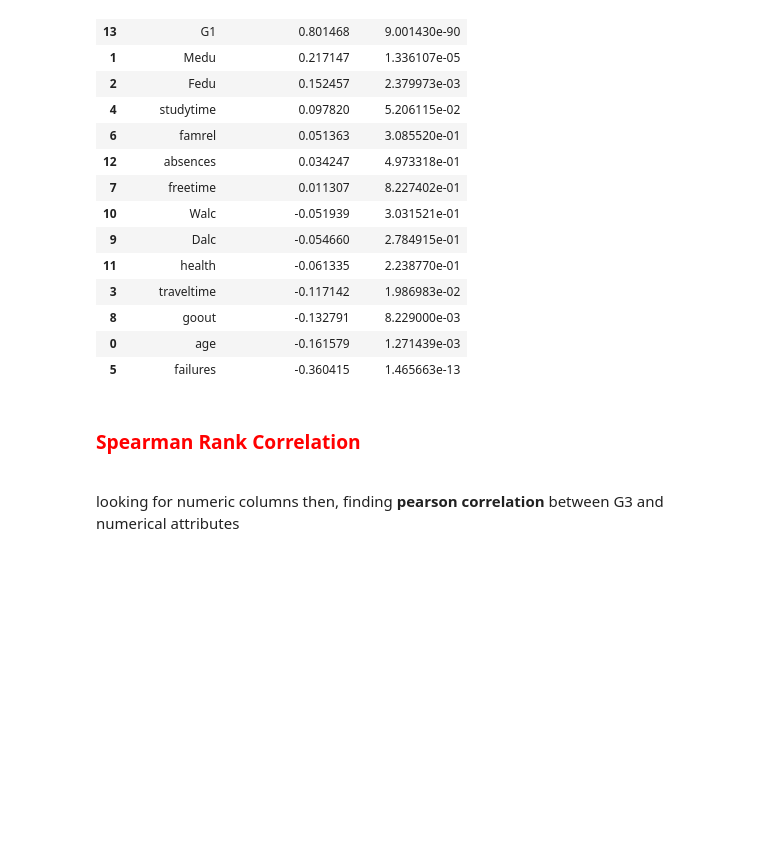
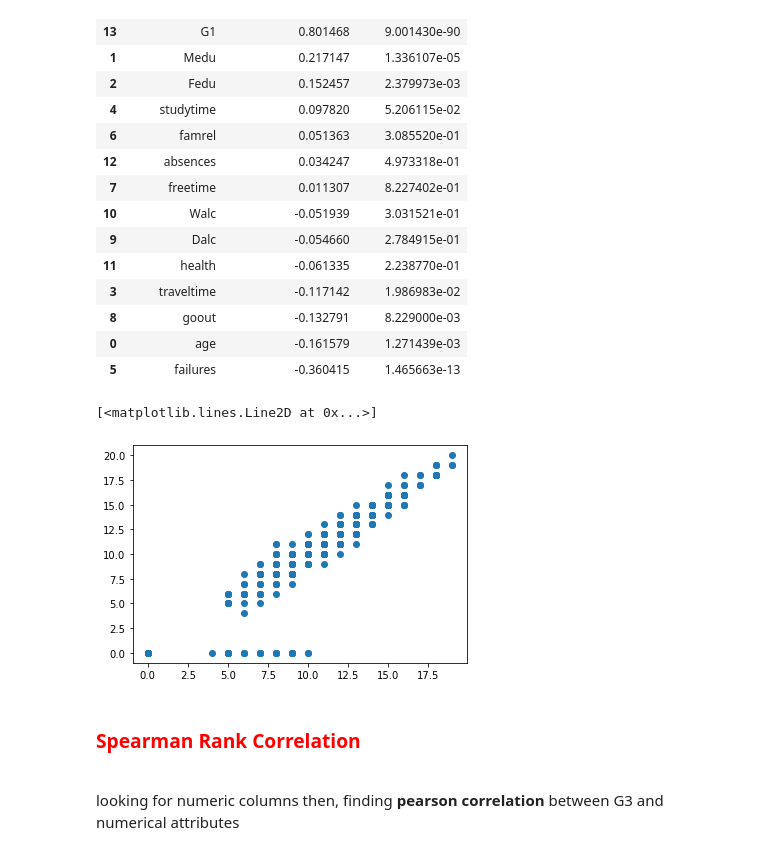
Before and after one commit to ahmetbeylihan/data-mining-assignments, a Jupyter notebook: 3 - Assignment/Assignment III - Univariate Feature Selection.ipynb, the cells around one changed output. Drawn from its saved outputs; the diff is of its cells as text; code cells hidden in the pictures; blank space fills up the shorter version.

```diff
--- a/3 - Assignment/Assignment III - Univariate Feature Selection.ipynb
+++ b/3 - Assignment/Assignment III - Univariate Feature Selection.ipynb
@@ -74,6 +98,11 @@ all_df.sort_values(by = ['Pearson Correlation'], ascending=False)
 | 8 | goout | -0.132791 | 8.229000e-03 |
 | 0 | age | -0.161579 | 1.271439e-03 |
 | 5 | failures | -0.360415 | 1.465663e-13 |
+# %%
+plt.plot(num_students['G2'],num_students['G3'], "o")
+# %% [output]
+[<matplotlib.lines.Line2D at 0x...>]
+[figure, added]
 # %% [markdown]
 <h3><span style="color:red">Spearman Rank Correlation</span></h3>
 <br>
```
Also changed, not shown: parts of 12 cells of this notebook.
